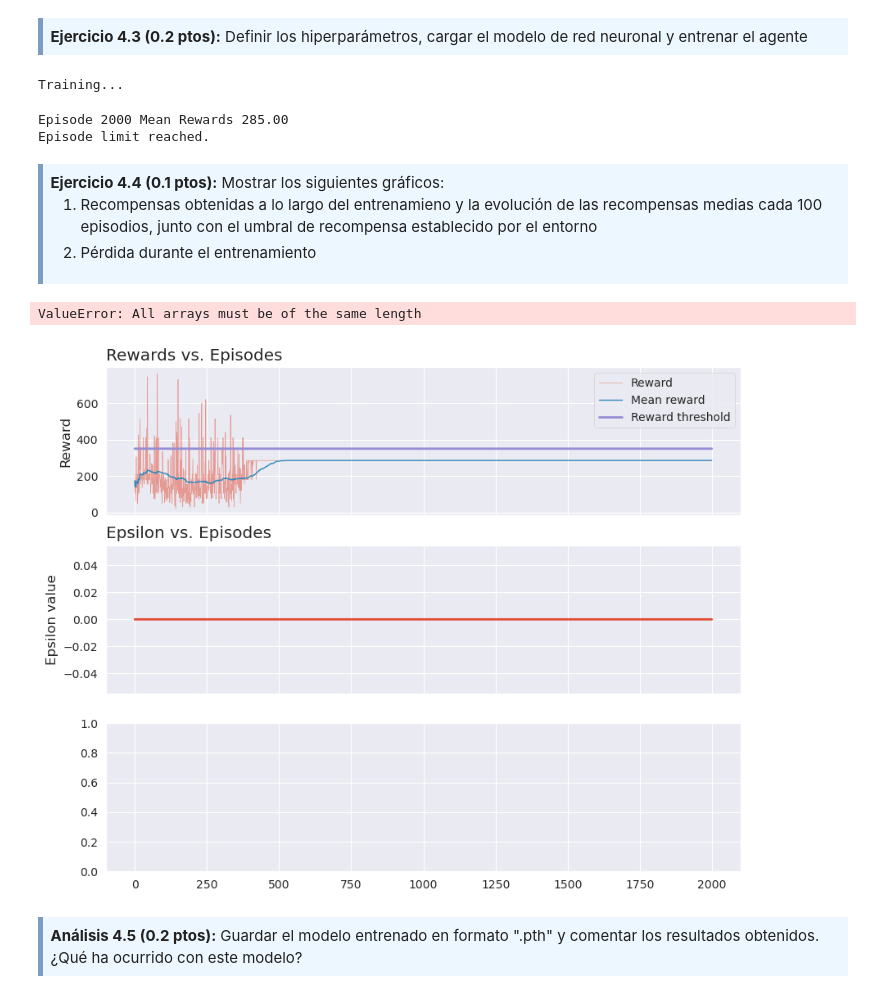
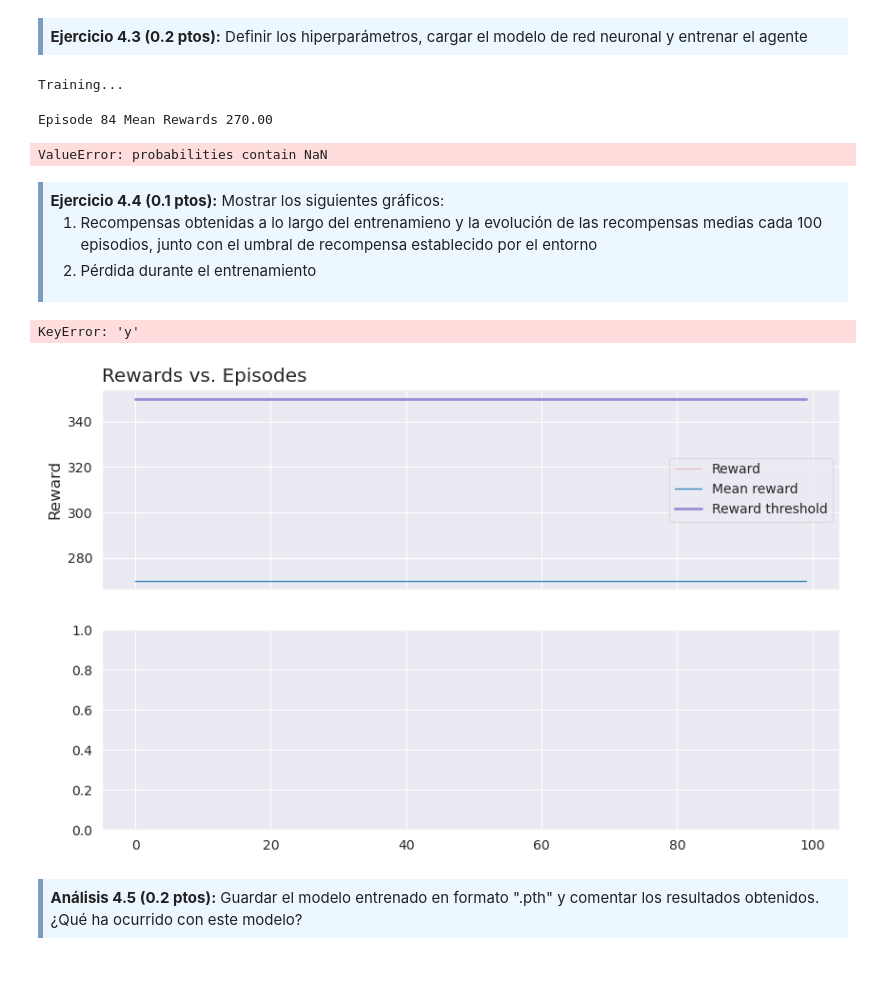
Before and after one commit to gvillalba86/ReinforcementLearning, a Jupyter notebook: PEC2_Approximation_Models/M2.883_2022_1_PEC2-gvillalbaa.ipynb, the cells around one changed output. Drawn from its saved outputs; the diff is of its cells as text; code cells hidden in the pictures; blank space fills up the shorter version.

```diff
--- a/PEC2_Approximation_Models/M2.883_2022_1_PEC2-gvillalbaa.ipynb
+++ b/PEC2_Approximation_Models/M2.883_2022_1_PEC2-gvillalbaa.ipynb
@@ -1442,7 +1449,7 @@ class duelingDQNAgent:
 
 
     ### Método e-greedy
-    def get_action(self, state, epsilon=0.05):
+    def get_action(self, state, epsilon=0):
         if np.random.random() < epsilon:
             action = np.random.choice(self.actions)  # acción aleatoria
         else:
@@ -1606,7 +1613,7 @@ A continuación entrenaremos el modelo dueling DQN con los mismos hiperparámetr
 LR = 0.001            #Velocidad de aprendizaje
 MEMORY_SIZE = 8000    #Máxima capacidad del buffer
 BURN_IN = 1000        #Número de episodios iniciales usados para rellenar el buffer antes de entrenar
-MAX_EPISODES = 2000   #Número máximo de episodios (el agente debe aprender antes de llegar a este valor)
+MAX_EPISODES = 5000   #Número máximo de episodios (el agente debe aprender antes de llegar a este valor)
 
 EPSILON = 1           #Valor inicial de epsilon
 EPSILON_DECAY = .995  #Decaimiento de epsilon
@@ -1709,3 +1721,16 @@ total_rewards_duelingdqn, n_steps_duelingdqn = play_episodes(env, DuelingDQN_Age
 plot_test_episodes(total_rewards_duelingdqn, DuelingDQN_Agent.reward_threshold)
 # %% [output]
 [figure]
+# %%
+env = make_env('SpaceInvaders-v4')
+rewards = []
+for i in tqdm(range(20)):
+    state = env.reset()
+    ep_reward = 0
+    done = False
+    while not done:
+        action = DuelingDQN_Agent.get_action(state)
+        new_state, reward, done, info = env.step(action)
+        ep_reward += reward
+        state = new_state
+    rewards.append(ep_reward)
@@ -1907,7 +1939,7 @@ class reinforceAgent:
     ######
 
 
-    def get_action(state):
+    def get_action(self, state):
         # Distribución de probabilidad de las acciones dado el estado actual
         action_probs = self.dnnetwork.get_action_prob(state).detach().to('cpu').numpy()
         # Selección de acción aleatoria de la distribución de probabilidad
@@ -2030,7 +2062,7 @@ class reinforceAgent:
     # de tomar la acción tomada, dividido por la probabilidad de tomar esa acción (logaritmo natural)
     def calculate_loss(self, state_t, action_t, reward_t):
         logprob = torch.log(self.dnnetwork.get_action_prob(state_t))
-        #selected_logprobs = reward_t * torch.gather(logprob, 1, action_t).squeeze()
+        #selected_logprobs = reward_t * torch.gather(logprob, 1, action_t).squeeze().cpu()
         selected_logprobs = reward_t * logprob[np.arange(len(action_t)), action_t].squeeze().cpu()
         loss = -selected_logprobs.mean()
         return loss
@@ -2051,7 +2083,7 @@ A continuación entrenaremos el modelo con los siguientes hiperparámetros:
 LR = 0.005
 BATCH_SIZE = 8
 GAMMA = 0.99
-MAX_EPISODES = 2000
+MAX_EPISODES = 100
 REWARD_TRHESHOLD = 350
 
 # Environment with wrappers
@@ -2082,8 +2114,8 @@ REINFORCE_Agent.train(
 torch.cuda.empty_cache()
 # %% [output]
 Training...
-Episode 2000 Mean Rewards 285.00
-Episode limit reached.
+Episode 84 Mean Rewards 270.00
+ValueError: probabilities contain NaN
 # %%
 torch.cuda.empty_cache()
 # %% [markdown]
@@ -2097,12 +2129,12 @@ torch.cuda.empty_cache()
 # %%
 plot_results(rewards = REINFORCE_Agent.training_rewards,
              mean_rewards = REINFORCE_Agent.mean_training_rewards,
              reward_threshold = REINFORCE_Agent.reward_threshold,
              losses = REINFORCE_Agent.losses,
-             epsilon = 0)
+             epsilon = None)
 # %% [output]
-ValueError: All arrays must be of the same length
+KeyError: 'y'
-[figure, old version]
+[figure, new version]
 # %% [markdown]
 <div style="background-color: #EDF7FF; border-color: #7C9DBF; border-left: 5px solid #7C9DBF; padding: 0.5em;">
 <strong>Análisis 4.5  (0.2 ptos):</strong> Guardar el modelo entrenado en formato ".pth" y comentar los resultados obtenidos. ¿Qué ha ocurrido con este modelo?
```
Also changed, not shown: parts of 27 cells of this notebook.
